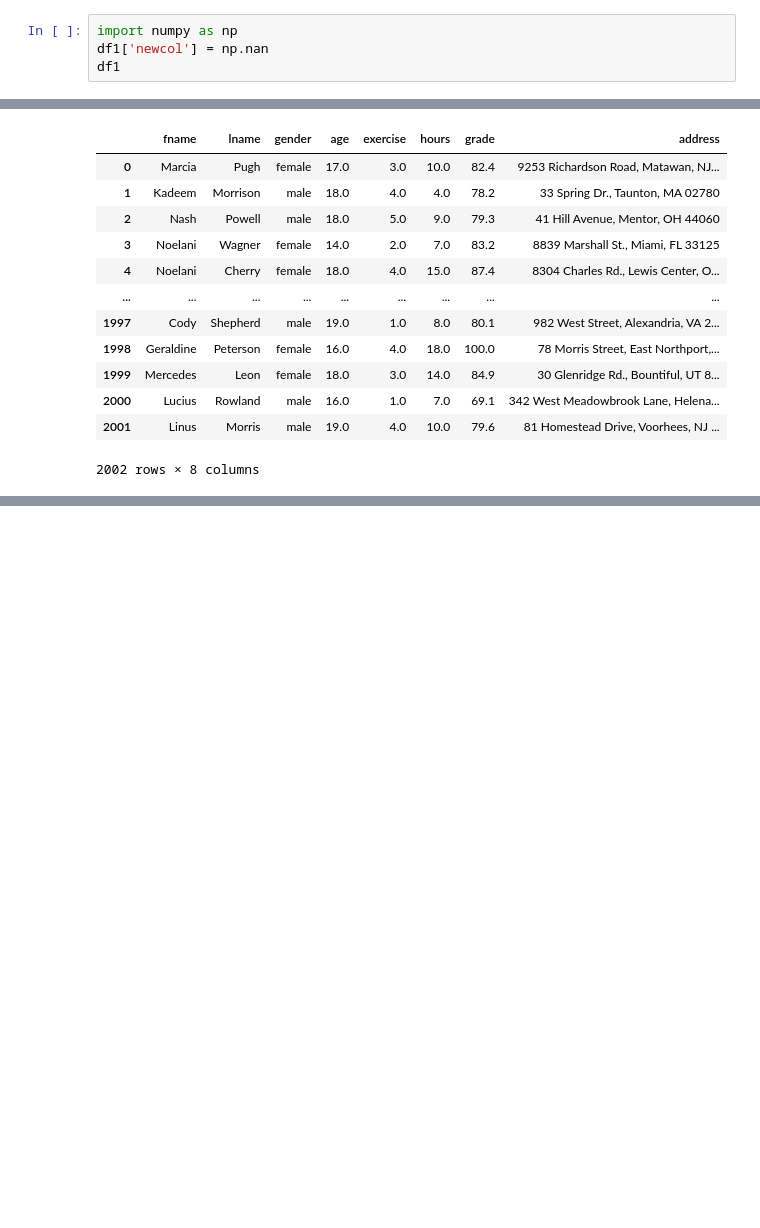
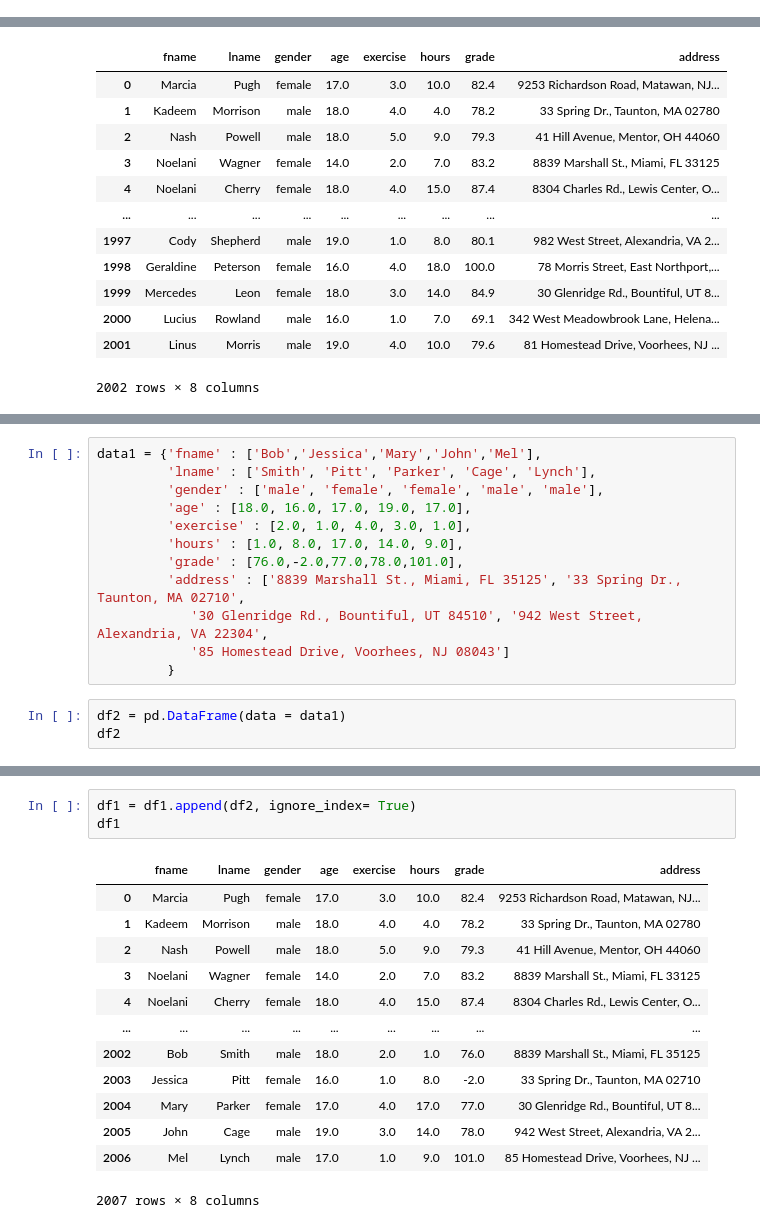
Before and after one commit to acubillosde/Analitica_Sabana, a Jupyter notebook: 04-Preparando_datos_C.ipynb, the cells around one changed output, grey strips where cells are left out. Drawn from its saved outputs; the diff is of its cells as text; blank space fills up the shorter version.

```diff
--- a/04-Preparando_datos_C.ipynb
+++ b/04-Preparando_datos_C.ipynb
@@ -159,4 +156,0 @@ Agregar una nueva columna con valores nulos
-# %%
-import numpy as np
-df1['newcol'] = np.nan
-df1
@@ -251,0 +245,15 @@ df1[df1['age'].notnull() & df1['gender'].notnull()]
+# %%
+data1 = {'fname' : ['Bob','Jessica','Mary','John','Mel'],
+         'lname' : ['Smith', 'Pitt', 'Parker', 'Cage', 'Lynch'],
+         'gender' : ['male', 'female', 'female', 'male', 'male'],
+         'age' : [18.0, 16.0, 17.0, 19.0, 17.0],
+         'exercise' : [2.0, 1.0, 4.0, 3.0, 1.0],
+         'hours' : [1.0, 8.0, 17.0, 14.0, 9.0],
+         'grade' : [76.0,-2.0,77.0,78.0,101.0],
+         'address' : ['8839 Marshall St., Miami, FL 35125', '33 Spring Dr., Taunton, MA 02710',
+            '30 Glenridge Rd., Bountiful, UT 84510', '942 West Street, Alexandria, VA 22304',
+            '85 Homestead Drive, Voorhees, NJ 08043']
+         }
+# %%
+df2 = pd.DataFrame(data = data1)
+df2
@@ -251,0 +267,17 @@ df1[df1['age'].notnull() & df1['gender'].notnull()]
+# %%
+df1 = df1.append(df2, ignore_index= True)
+df1
+# %% [output]
+|  | fname | lname | gender | age | exercise | hours | grade | address |
+| 0 | Marcia | Pugh | female | 17.0 | 3.0 | 10.0 | 82.4 | 9253 Richardson Road, Matawan, NJ... |
+| 1 | Kadeem | Morrison | male | 18.0 | 4.0 | 4.0 | 78.2 | 33 Spring Dr., Taunton, MA 02780 |
+| 2 | Nash | Powell | male | 18.0 | 5.0 | 9.0 | 79.3 | 41 Hill Avenue, Mentor, OH 44060 |
+| 3 | Noelani | Wagner | female | 14.0 | 2.0 | 7.0 | 83.2 | 8839 Marshall St., Miami, FL 33125 |
+| 4 | Noelani | Cherry | female | 18.0 | 4.0 | 15.0 | 87.4 | 8304 Charles Rd., Lewis Center, O... |
+| ... | ... | ... | ... | ... | ... | ... | ... | ... |
+| 2002 | Bob | Smith | male | 18.0 | 2.0 | 1.0 | 76.0 | 8839 Marshall St., Miami, FL 35125 |
+| 2003 | Jessica | Pitt | female | 16.0 | 1.0 | 8.0 | -2.0 | 33 Spring Dr., Taunton, MA 02710 |
+| 2004 | Mary | Parker | female | 17.0 | 4.0 | 17.0 | 77.0 | 30 Glenridge Rd., Bountiful, UT 8... |
+| 2005 | John | Cage | male | 19.0 | 3.0 | 14.0 | 78.0 | 942 West Street, Alexandria, VA 2... |
+| 2006 | Mel | Lynch | male | 17.0 | 1.0 | 9.0 | 101.0 | 85 Homestead Drive, Voorhees, NJ ... |
+2007 rows × 8 columns
```
Also changed, not shown: parts of 22 cells of this notebook, 1 other file.
